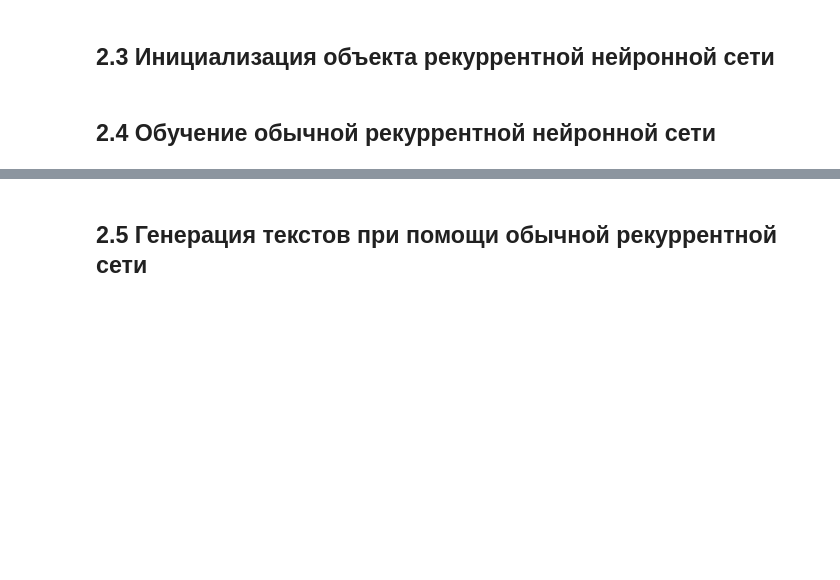
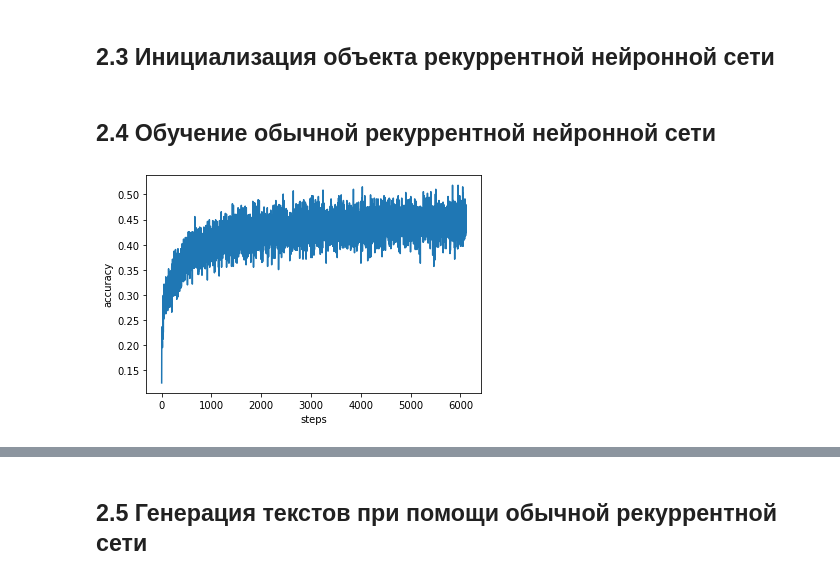
Before and after one commit to DarthBarada/MachineLearning, a Jupyter notebook: hw03/hw_03.ipynb, the cells around one changed output, grey strips where cells are left out. Saved outputs shown, nothing was run; the diff lists cells and outputs as text; code cells hidden in the pictures; blank space fills up the shorter version.

```diff
--- a/hw03/hw_03.ipynb
+++ b/hw03/hw_03.ipynb
@@ -503,8 +645,32 @@ else:
+# %%
+seq_length = 25
+batch_size = 25
+learning_rate = 0.01
+epoch = 5
 # %% [markdown]
 ## 2.2 Преодбработка/нормализация данных по необходимости
 
 Например, можно привести все слова к нижнему регистру
+# %%
+dataset = Dataset(['./data/war_and_piece.txt'], seq_length)
 # %% [markdown]
 ## 2.3 Инициализация объекта рекуррентной нейронной сети
+# %%
+model = RNNTextGenerator(
+	seq_length,
+	dataset.vocab_size,
+	learning_rate=learning_rate,
+	epoch=epoch,
+	batch_size=batch_size,
+)
 # %% [markdown]
 ## 2.4 Обучение обычной рекуррентной нейронной сети
+# %%
+scores = model.fit(dataset, save_scores=True)
+# %%
+scores['accuracy'].plot()
+plt.ylabel('accuracy')
+plt.xlabel('steps')
+plt.show()
+# %% [output]
+[figure, added]
```
Also changed, not shown: parts of 32 cells of this notebook, 10 other files.
